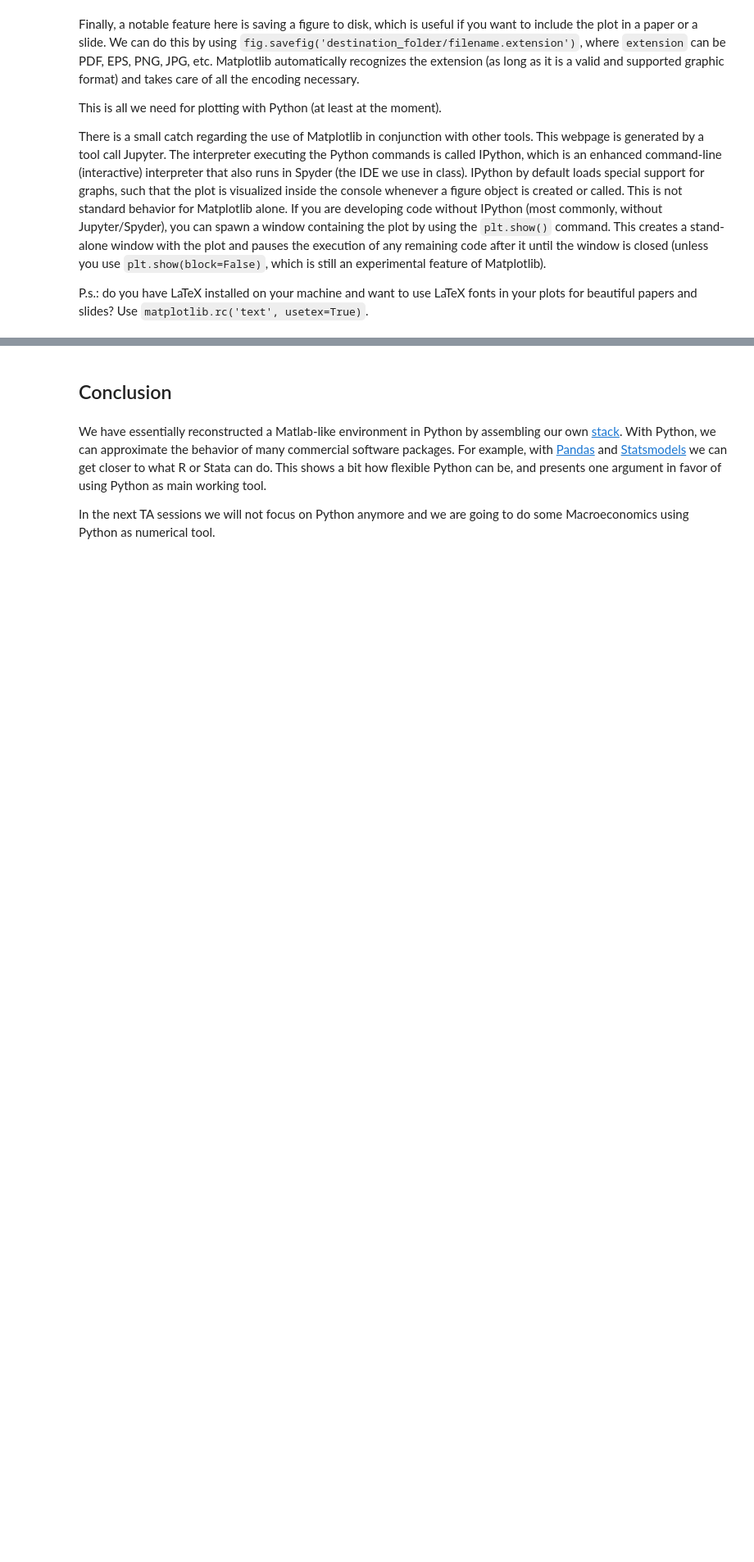
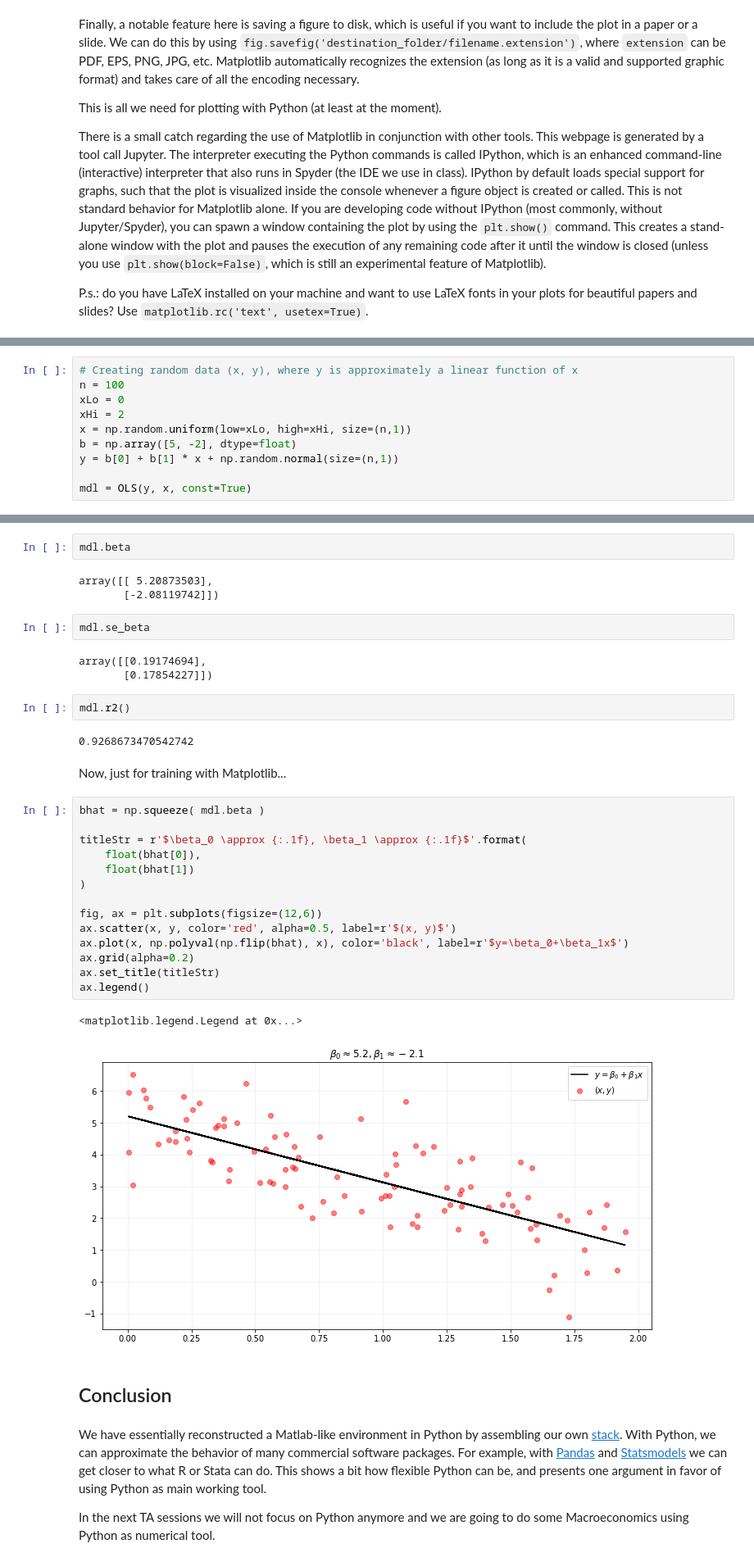
Before and after one commit to AndreaPasqualini/numerical_methods_macroeconomics, a Jupyter notebook: ta_sessions/1_introduction.ipynb, the cells around one changed output, grey strips where cells are left out. Shown at 82% size. Drawn from its saved outputs; the diff is of its cells as text; blank space fills up the shorter version.

```diff
--- a/ta_sessions/1_introduction.ipynb
+++ b/ta_sessions/1_introduction.ipynb
@@ -417,0 +470,10 @@ Use `matplotlib.rc('text', usetex=True)`.
+# %%
+# Creating random data (x, y), where y is approximately a linear function of x
+n = 100
+xLo = 0
+xHi = 2
+x = np.random.uniform(low=xLo, high=xHi, size=(n,1))
+b = np.array([5, -2], dtype=float)
+y = b[0] + b[1] * x + np.random.normal(size=(n,1))
+
+mdl = OLS(y, x, const=True)
@@ -418,3 +485,36 @@ Use `matplotlib.rc('text', usetex=True)`.
+# %%
+mdl.beta
+# %% [output]
+array([[ 5.20873503],
+       [-2.08119742]])
+# %%
+mdl.se_beta
+# %% [output]
+array([[0.19174694],
+       [0.17854227]])
+# %%
+mdl.r2()
+# %% [output]
+0.9268673470542742
+# %% [markdown]
+Now, just for training with Matplotlib...
+# %%
+bhat = np.squeeze( mdl.beta )
+
+titleStr = r'$\beta_0 \approx {:.1f}, \beta_1 \approx {:.1f}$'.format(
+    float(bhat[0]),
+    float(bhat[1])
+)
+
+fig, ax = plt.subplots(figsize=(12,6))
+ax.scatter(x, y, color='red', alpha=0.5, label=r'$(x, y)$')
+ax.plot(x, np.polyval(np.flip(bhat), x), color='black', label=r'$y=\beta_0+\beta_1x$')
+ax.grid(alpha=0.2)
+ax.set_title(titleStr)
+ax.legend()
+# %% [output]
+<matplotlib.legend.Legend at 0x...>
+[figure, added]
 # %% [markdown]
 ## Conclusion
 # %% [markdown]
```
Also changed, not shown: parts of 7 cells of this notebook.
